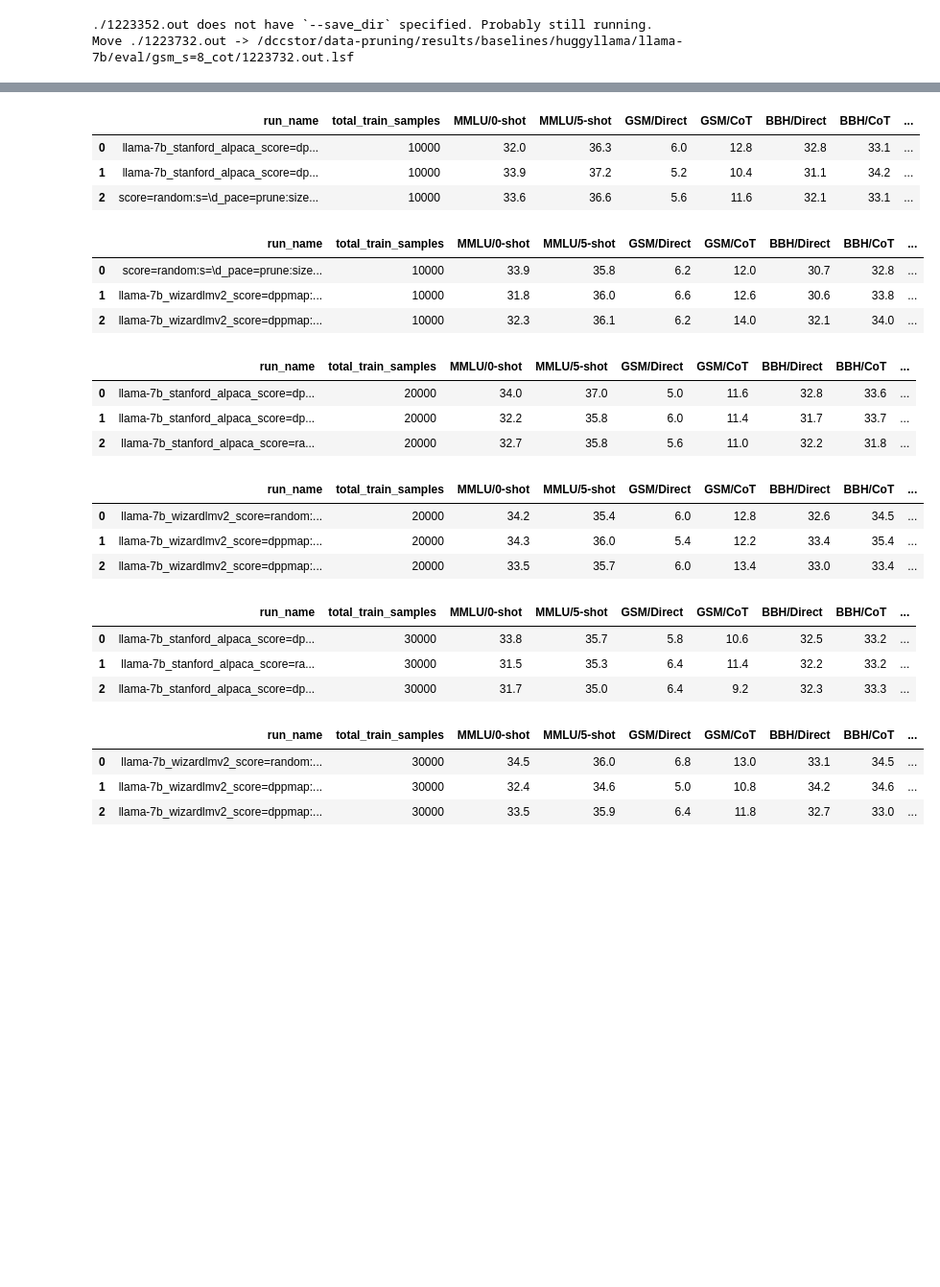
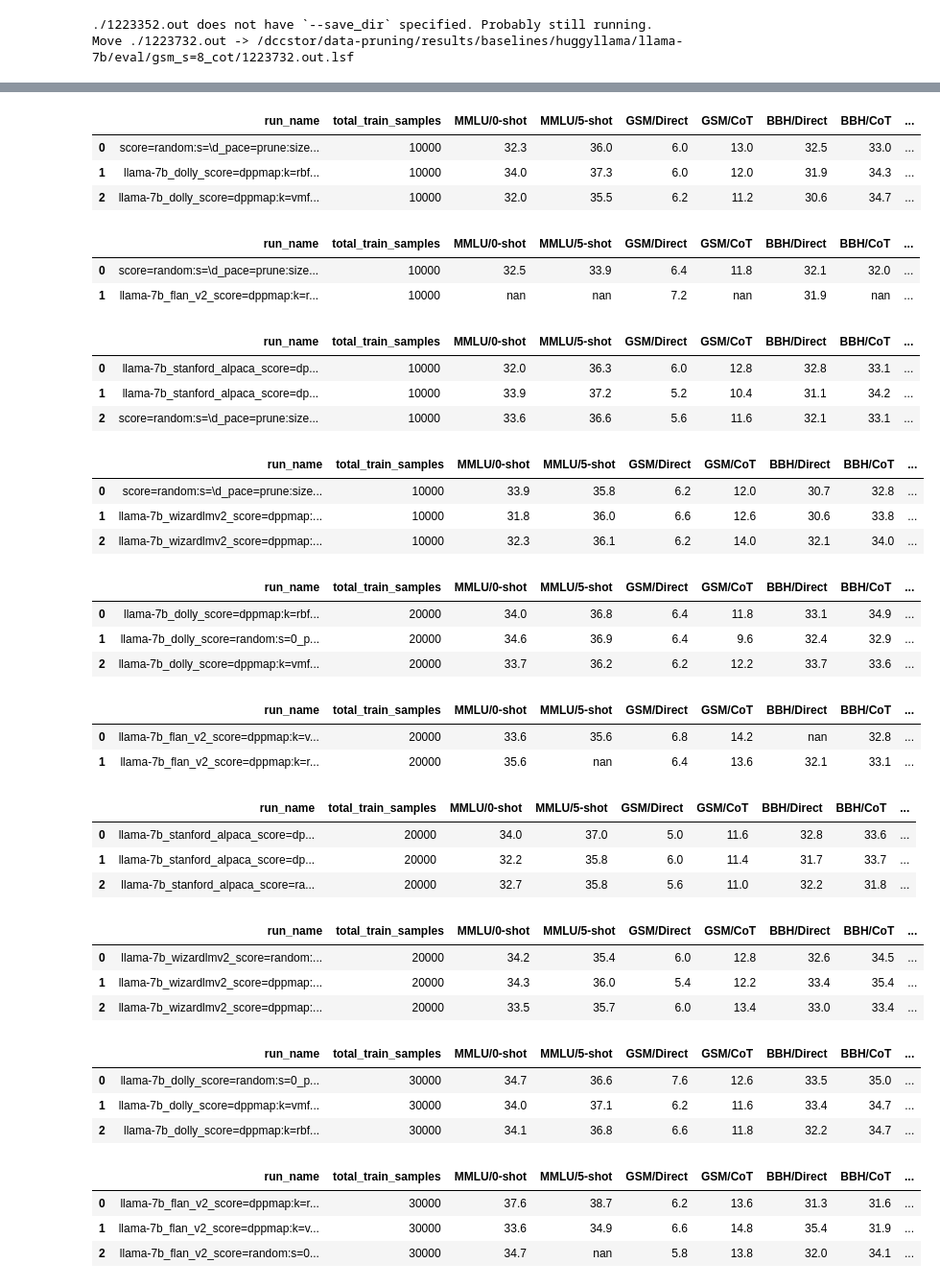
Before and after one commit to tt6746690/open-instruct, a Jupyter notebook: scripts/gen_cmds.ipynb, the cells around one changed output, grey strips where cells are left out. Shown at 96% size. Saved outputs shown, nothing was run; the diff lists cells and outputs as text; code cells hidden in the pictures; blank space fills up the shorter version.

```diff
--- a/scripts/gen_cmds.ipynb
+++ b/scripts/gen_cmds.ipynb
@@ -1269,14 +1272,13 @@ use_normalized_preferred_metric = False
 # dataset = 'oasst1'
 # dataset = 'dolly'
 dataset_list = [
+    'dolly',
+    'oasst1',
+    'flan_v2',
     'stanford_alpaca',
-#     'dolly',
-#     'oasst1',
-#     'flan_v2',
-#     'tulu_v2',
     'wizardlmv2',
-#     'sharegptv2',
-#     'ultrachat200kv2',
+    'sharegptv2',
+    'ultrachat200kv2',
 ]; finetune_type = 'sft'
 # dataset_list = [
 #     'ultrafeedback',
@@ -1358,7 +1360,7 @@ if oom_eval_paths: print(oom_eval_paths)
 cols_avg_blacklist = ['AlpacaFarm/Len']
 
 # chat_fmt = False
-# chat_fmt = True
+chat_fmt = True
 # chat_fmt = 'both'
 # chat_fmt = 'auto' # base model no chatfmt, tuned model with chatfmt
 chat_fmt = 'mix'  # non-alpacaeval no chatfmt, alpacaeval chatfmt
@@ -1481,48 +1483,62 @@ else:
             #     col = 'AlpacaFarm/WR'
             #     col = 'MMLU/0-shot'|
             #     col = 'GSM/CoT'
             #     col = 'BBH/Direct'
             #     col = 'TydiQA/GP'
                 dfc = dfc.sort_values(by=[col], ascending=False)
                 dfc = dfc.drop(columns=['model_name_or_path', 'subsample_mixture', 'max_train_samples', 'dataset'],
                                axis=1, level=0 if chat_fmt=='both' else None)
                 dfc = dfc.reset_index(drop=True)
                 display(dfc
                         .style
                         .applymap(lambda x: f'max-width: 60ch;', subset=['run_name'])
                         .set_table_styles([{'selector': 'td', 'props': [('white-space', 'pre-wrap'), ('word-wrap', 'break-word')]}])
                         .set_properties(**{'text-align': 'left'})
                         .background_gradient(cmap ='coolwarm')
                         .applymap(lambda x: 'text-decoration: underline;' \
                                   if x in dfc[list(set(dfc.columns) & set([(x, '') for x in cols]))+[col] if chat_fmt=='both' else cols+[col]].values.flatten() and chat_fmt=='both' else '')
                         .format(precision=1))
 
 # llama-7b_tulu_v1_mix(paper)
 # MMLU/0-shot, MMLU/5-shot, GSM/Direct, GSM/CoT, BBH/Direct, BBH/CoT, TydiQA/GP, TydiQA/CB, CodexEval/Pass@1, AlpacaEval(vs.Davinci-003)
 # 44.8       , 47.1       , 7.0       , 25.0   , 38.5      , 38.5   , 43.5,    , 8.0      , 18.6,           , 48.6
 # %% [output]
 chat_fmt=mix
 |  | run_name | total_train_samples | MMLU/0-shot | MMLU/5-shot | GSM/Direct | GSM/CoT | BBH/Direct | BBH/CoT | ... |
-| 0 | llama-7b_stanford_alpaca_score=dp... | 10000 | 32.0 | 36.3 | 6.0 | 12.8 | 32.8 | 33.1 | ... |
-| 1 | llama-7b_stanford_alpaca_score=dp... | 10000 | 33.9 | 37.2 | 5.2 | 10.4 | 31.1 | 34.2 | ... |
-| 2 | score=random:s=\d_pace=prune:size... | 10000 | 33.6 | 36.6 | 5.6 | 11.6 | 32.1 | 33.1 | ... |
+| 0 | score=random:s=\d_pace=prune:size... | 10000 | 32.3 | 36.0 | 6.0 | 13.0 | 32.5 | 33.0 | ... |
+| 1 | llama-7b_dolly_score=dppmap:k=rbf... | 10000 | 34.0 | 37.3 | 6.0 | 12.0 | 31.9 | 34.3 | ... |
+| 2 | llama-7b_dolly_score=dppmap:k=vmf... | 10000 | 32.0 | 35.5 | 6.2 | 11.2 | 30.6 | 34.7 | ... |
 |  | run_name | total_train_samples | MMLU/0-shot | MMLU/5-shot | GSM/Direct | GSM/CoT | BBH/Direct | BBH/CoT | ... |
-| 0 | score=random:s=\d_pace=prune:size... | 10000 | 33.9 | 35.8 | 6.2 | 12.0 | 30.7 | 32.8 | ... |
-| 1 | llama-7b_wizardlmv2_score=dppmap:... | 10000 | 31.8 | 36.0 | 6.6 | 12.6 | 30.6 | 33.8 | ... |
-| 2 | llama-7b_wizardlmv2_score=dppmap:... | 10000 | 32.3 | 36.1 | 6.2 | 14.0 | 32.1 | 34.0 | ... |
+| 0 | score=random:s=\d_pace=prune:size... | 10000 | 32.5 | 33.9 | 6.4 | 11.8 | 32.1 | 32.0 | ... |
+| 1 | llama-7b_flan_v2_score=dppmap:k=r... | 10000 | nan | nan | 7.2 | nan | 31.9 | nan | ... |
 |  | run_name | total_train_samples | MMLU/0-shot | MMLU/5-shot | GSM/Direct | GSM/CoT | BBH/Direct | BBH/CoT | ... |
-| 0 | llama-7b_stanford_alpaca_score=dp... | 20000 | 34.0 | 37.0 | 5.0 | 11.6 | 32.8 | 33.6 | ... |
-| 1 | llama-7b_stanford_alpaca_score=dp... | 20000 | 32.2 | 35.8 | 6.0 | 11.4 | 31.7 | 33.7 | ... |
-| 2 | llama-7b_stanford_alpaca_score=ra... | 20000 | 32.7 | 35.8 | 5.6 | 11.0 | 32.2 | 31.8 | ... |
+| 0 | llama-7b_stanford_alpaca_score=dp... | 10000 | 32.0 | 36.3 | 6.0 | 12.8 | 32.8 | 33.1 | ... |
+| 1 | llama-7b_stanford_alpaca_score=dp... | 10000 | 33.9 | 37.2 | 5.2 | 10.4 | 31.1 | 34.2 | ... |
+| 2 | score=random:s=\d_pace=prune:size... | 10000 | 33.6 | 36.6 | 5.6 | 11.6 | 32.1 | 33.1 | ... |
 |  | run_name | total_train_samples | MMLU/0-shot | MMLU/5-shot | GSM/Direct | GSM/CoT | BBH/Direct | BBH/CoT | ... |
-| 0 | llama-7b_wizardlmv2_score=random:... | 20000 | 34.2 | 35.4 | 6.0 | 12.8 | 32.6 | 34.5 | ... |
-| 1 | llama-7b_wizardlmv2_score=dppmap:... | 20000 | 34.3 | 36.0 | 5.4 | 12.2 | 33.4 | 35.4 | ... |
-| 2 | llama-7b_wizardlmv2_score=dppmap:... | 20000 | 33.5 | 35.7 | 6.0 | 13.4 | 33.0 | 33.4 | ... |
+| 0 | score=random:s=\d_pace=prune:size... | 10000 | 33.9 | 35.8 | 6.2 | 12.0 | 30.7 | 32.8 | ... |
+| 1 | llama-7b_wizardlmv2_score=dppmap:... | 10000 | 31.8 | 36.0 | 6.6 | 12.6 | 30.6 | 33.8 | ... |
+| 2 | llama-7b_wizardlmv2_score=dppmap:... | 10000 | 32.3 | 36.1 | 6.2 | 14.0 | 32.1 | 34.0 | ... |
 |  | run_name | total_train_samples | MMLU/0-shot | MMLU/5-shot | GSM/Direct | GSM/CoT | BBH/Direct | BBH/CoT | ... |
-| 0 | llama-7b_stanford_alpaca_score=dp... | 30000 | 33.8 | 35.7 | 5.8 | 10.6 | 32.5 | 33.2 | ... |
-| 1 | llama-7b_stanford_alpaca_score=ra... | 30000 | 31.5 | 35.3 | 6.4 | 11.4 | 32.2 | 33.2 | ... |
-| 2 | llama-7b_stanford_alpaca_score=dp... | 30000 | 31.7 | 35.0 | 6.4 | 9.2 | 32.3 | 33.3 | ... |
+| 0 | llama-7b_dolly_score=dppmap:k=rbf... | 20000 | 34.0 | 36.8 | 6.4 | 11.8 | 33.1 | 34.9 | ... |
+| 1 | llama-7b_dolly_score=random:s=0_p... | 20000 | 34.6 | 36.9 | 6.4 | 9.6 | 32.4 | 32.9 | ... |
+| 2 | llama-7b_dolly_score=dppmap:k=vmf... | 20000 | 33.7 | 36.2 | 6.2 | 12.2 | 33.7 | 33.6 | ... |
 |  | run_name | total_train_samples | MMLU/0-shot | MMLU/5-shot | GSM/Direct | GSM/CoT | BBH/Direct | BBH/CoT | ... |
-| 0 | llama-7b_wizardlmv2_score=random:... | 30000 | 34.5 | 36.0 | 6.8 | 13.0 | 33.1 | 34.5 | ... |
-| 1 | llama-7b_wizardlmv2_score=dppmap:... | 30000 | 32.4 | 34.6 | 5.0 | 10.8 | 34.2 | 34.6 | ... |
-| 2 | llama-7b_wizardlmv2_score=dppmap:... | 30000 | 33.5 | 35.9 | 6.4 | 11.8 | 32.7 | 33.0 | ... |
+| 0 | llama-7b_flan_v2_score=dppmap:k=v... | 20000 | 33.6 | 35.6 | 6.8 | 14.2 | nan | 32.8 | ... |
+| 1 | llama-7b_flan_v2_score=dppmap:k=r... | 20000 | 35.6 | nan | 6.4 | 13.6 | 32.1 | 33.1 | ... |
+|  | run_name | total_train_samples | MMLU/0-shot | MMLU/5-shot | GSM/Direct | GSM/CoT | BBH/Direct | BBH/CoT | ... |
+| 0 | llama-7b_stanford_alpaca_score=dp... | 20000 | 34.0 | 37.0 | 5.0 | 11.6 | 32.8 | 33.6 | ... |
+| 1 | llama-7b_stanford_alpaca_score=dp... | 20000 | 32.2 | 35.8 | 6.0 | 11.4 | 31.7 | 33.7 | ... |
+| 2 | llama-7b_stanford_alpaca_score=ra... | 20000 | 32.7 | 35.8 | 5.6 | 11.0 | 32.2 | 31.8 | ... |
+|  | run_name | total_train_samples | MMLU/0-shot | MMLU/5-shot | GSM/Direct | GSM/CoT | BBH/Direct | BBH/CoT | ... |
+| 0 | llama-7b_wizardlmv2_score=random:... | 20000 | 34.2 | 35.4 | 6.0 | 12.8 | 32.6 | 34.5 | ... |
+| 1 | llama-7b_wizardlmv2_score=dppmap:... | 20000 | 34.3 | 36.0 | 5.4 | 12.2 | 33.4 | 35.4 | ... |
+| 2 | llama-7b_wizardlmv2_score=dppmap:... | 20000 | 33.5 | 35.7 | 6.0 | 13.4 | 33.0 | 33.4 | ... |
+|  | run_name | total_train_samples | MMLU/0-shot | MMLU/5-shot | GSM/Direct | GSM/CoT | BBH/Direct | BBH/CoT | ... |
+| 0 | llama-7b_dolly_score=random:s=0_p... | 30000 | 34.7 | 36.6 | 7.6 | 12.6 | 33.5 | 35.0 | ... |
+| 1 | llama-7b_dolly_score=dppmap:k=vmf... | 30000 | 34.0 | 37.1 | 6.2 | 11.6 | 33.4 | 34.7 | ... |
+| 2 | llama-7b_dolly_score=dppmap:k=rbf... | 30000 | 34.1 | 36.8 | 6.6 | 11.8 | 32.2 | 34.7 | ... |
+|  | run_name | total_train_samples | MMLU/0-shot | MMLU/5-shot | GSM/Direct | GSM/CoT | BBH/Direct | BBH/CoT | ... |
+| 0 | llama-7b_flan_v2_score=dppmap:k=r... | 30000 | 37.6 | 38.7 | 6.2 | 13.6 | 31.3 | 31.6 | ... |
+| 1 | llama-7b_flan_v2_score=dppmap:k=v... | 30000 | 33.6 | 34.9 | 6.6 | 14.8 | 35.4 | 31.9 | ... |
+| 2 | llama-7b_flan_v2_score=random:s=0... | 30000 | 34.7 | nan | 5.8 | 13.8 | 32.0 | 34.1 | ... |
```
Also changed, not shown: parts of 5 cells of this notebook.
